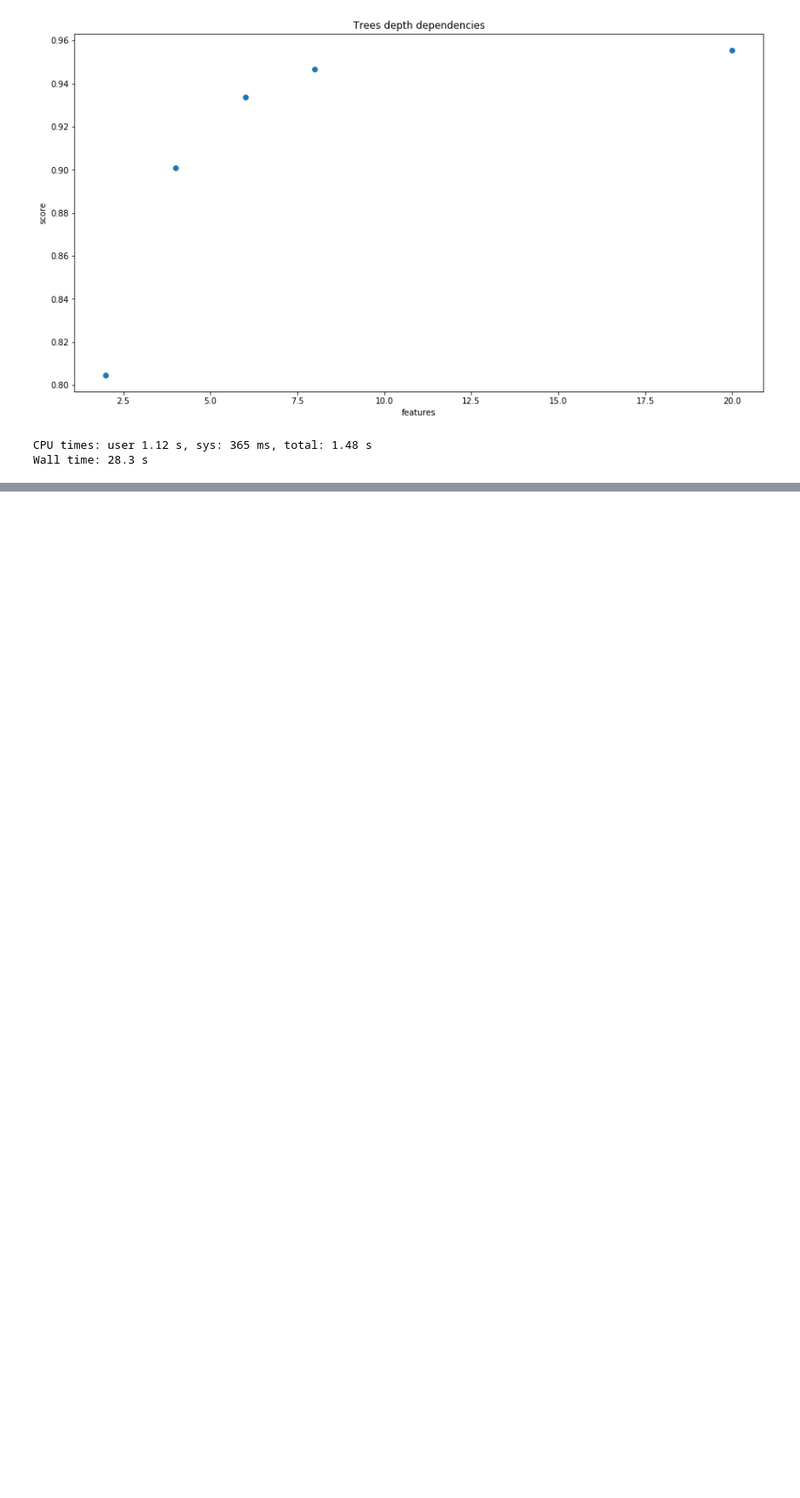
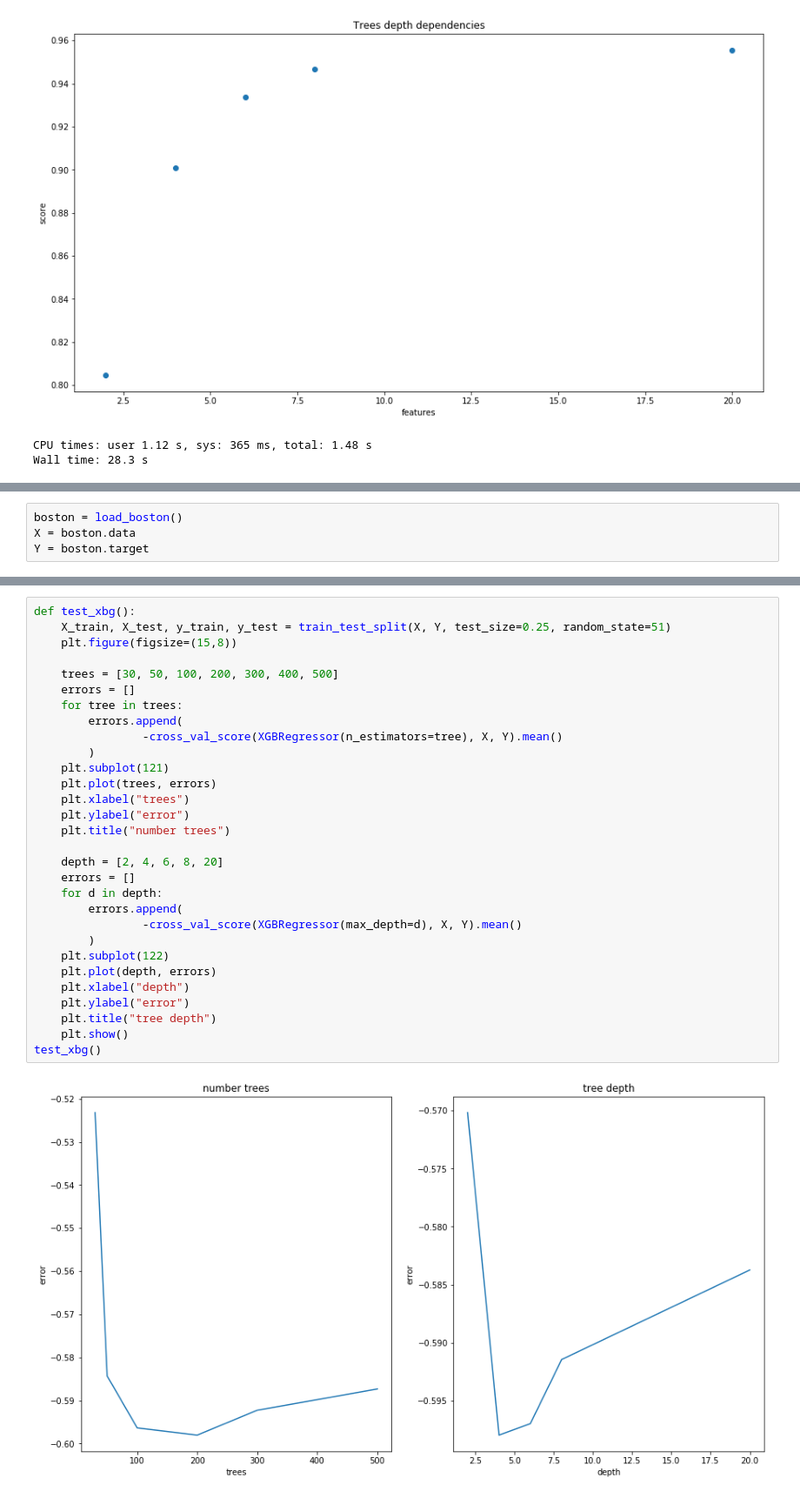
Before and after one commit to arakcheev/arakcheev.github.io, a Jupyter notebook: assets/notebooks/Decision tree practice .ipynb, the cells around one changed output, grey strips where cells are left out. Shown at 87% size. Cells and saved outputs as stored; diff of their text form; blank space fills up the shorter version.

```diff
--- a/assets/notebooks/Decision tree practice .ipynb
+++ b/assets/notebooks/Decision tree practice .ipynb
@@ -150,0 +155,4 @@ Wall time: 28.3 s
+# %%
+boston = load_boston()
+X = boston.data
+Y = boston.target
@@ -150,0 +208,32 @@ Wall time: 28.3 s
+# %%
+def test_xbg():
+    X_train, X_test, y_train, y_test = train_test_split(X, Y, test_size=0.25, random_state=51)
+    plt.figure(figsize=(15,8))
+
+    trees = [30, 50, 100, 200, 300, 400, 500]
+    errors = []
+    for tree in trees:
+        errors.append(
+                -cross_val_score(XGBRegressor(n_estimators=tree), X, Y).mean()
+        )
+    plt.subplot(121)
+    plt.plot(trees, errors)
+    plt.xlabel("trees")
+    plt.ylabel("error")
+    plt.title("number trees")
+
+    depth = [2, 4, 6, 8, 20]
+    errors = []
+    for d in depth:
+        errors.append(
+                -cross_val_score(XGBRegressor(max_depth=d), X, Y).mean()
+        )
+    plt.subplot(122)
+    plt.plot(depth, errors)
+    plt.xlabel("depth")
+    plt.ylabel("error")
+    plt.title("tree depth")
+    plt.show()
+test_xbg()
+# %% [output]
+[figure, added]
```
Also changed, not shown: parts of 5 cells of this notebook, 2 other files.
